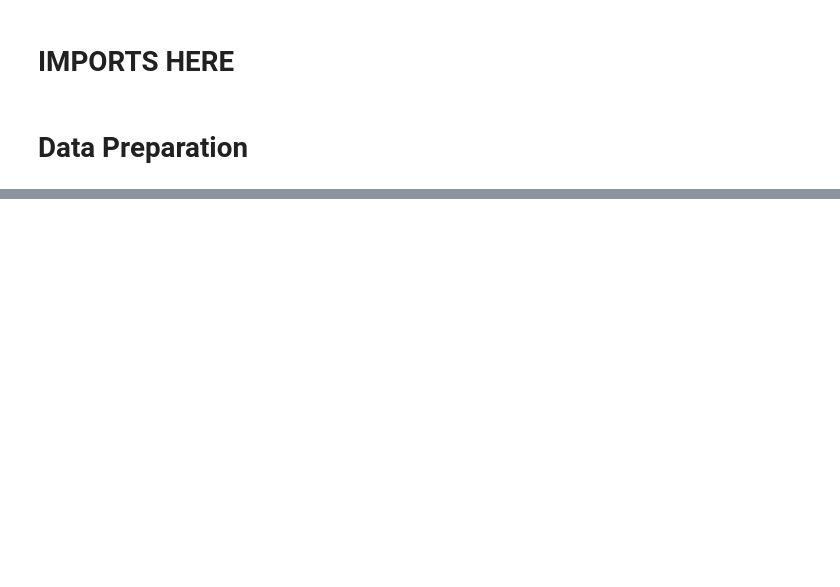
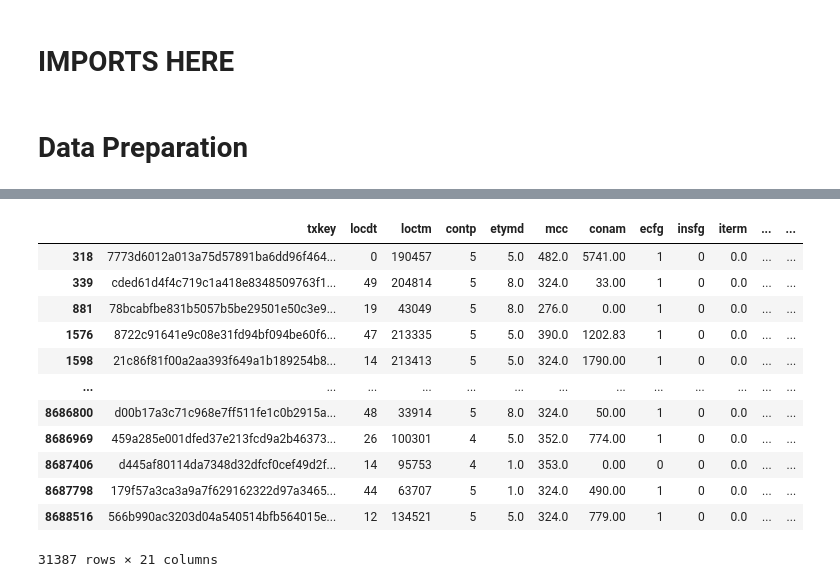
Before and after one commit to Seamonster541/Team-13---E.SUN, a Jupyter notebook: E.Sun.ipynb, the cells around one changed output, grey strips where cells are left out. Drawn from its saved outputs; the diff is of its cells as text; code cells hidden in the pictures; blank space fills up the shorter version.

```diff
--- a/E.Sun.ipynb
+++ b/E.Sun.ipynb
@@ -62,0 +89,17 @@ df
+# %%
+df_label_1 = df[df['label'] == 1]
+df_label_1
+# %% [output]
+|  | txkey | locdt | loctm | contp | etymd | mcc | conam | ecfg | insfg | iterm | ... | ... |
+| 318 | 7773d6012a013a75d57891ba6dd96f464... | 0 | 190457 | 5 | 5.0 | 482.0 | 5741.00 | 1 | 0 | 0.0 | ... | ... |
+| 339 | cded61d4f4c719c1a418e8348509763f1... | 49 | 204814 | 5 | 8.0 | 324.0 | 33.00 | 1 | 0 | 0.0 | ... | ... |
+| 881 | 78bcabfbe831b5057b5be29501e50c3e9... | 19 | 43049 | 5 | 8.0 | 276.0 | 0.00 | 1 | 0 | 0.0 | ... | ... |
+| 1576 | 8722c91641e9c08e31fd94bf094be60f6... | 47 | 213335 | 5 | 5.0 | 390.0 | 1202.83 | 1 | 0 | 0.0 | ... | ... |
+| 1598 | 21c86f81f00a2aa393f649a1b189254b8... | 14 | 213413 | 5 | 5.0 | 324.0 | 1790.00 | 1 | 0 | 0.0 | ... | ... |
+| ... | ... | ... | ... | ... | ... | ... | ... | ... | ... | ... | ... | ... |
+| 8686800 | d00b17a3c71c968e7ff511fe1c0b2915a... | 48 | 33914 | 5 | 8.0 | 324.0 | 50.00 | 1 | 0 | 0.0 | ... | ... |
+| 8686969 | 459a285e001dfed37e213fcd9a2b46373... | 26 | 100301 | 4 | 5.0 | 352.0 | 774.00 | 1 | 0 | 0.0 | ... | ... |
+| 8687406 | d445af80114da7348d32dfcf0cef49d2f... | 14 | 95753 | 4 | 1.0 | 353.0 | 0.00 | 0 | 0 | 0.0 | ... | ... |
+| 8687798 | 179f57a3ca3a9a7f629162322d97a3465... | 44 | 63707 | 5 | 1.0 | 324.0 | 490.00 | 1 | 0 | 0.0 | ... | ... |
+| 8688516 | 566b990ac3203d04a540514bfb564015e... | 12 | 134521 | 5 | 5.0 | 324.0 | 779.00 | 1 | 0 | 0.0 | ... | ... |
+31387 rows × 21 columns
```
Also changed, not shown: parts of 15 cells of this notebook.
